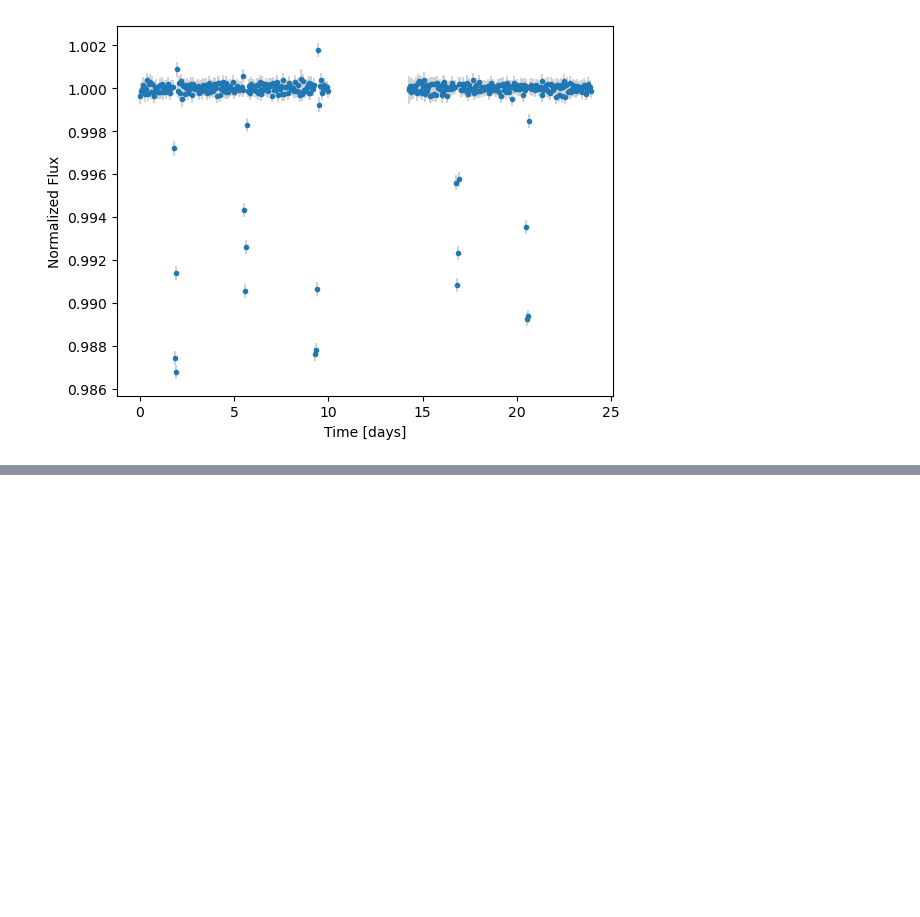
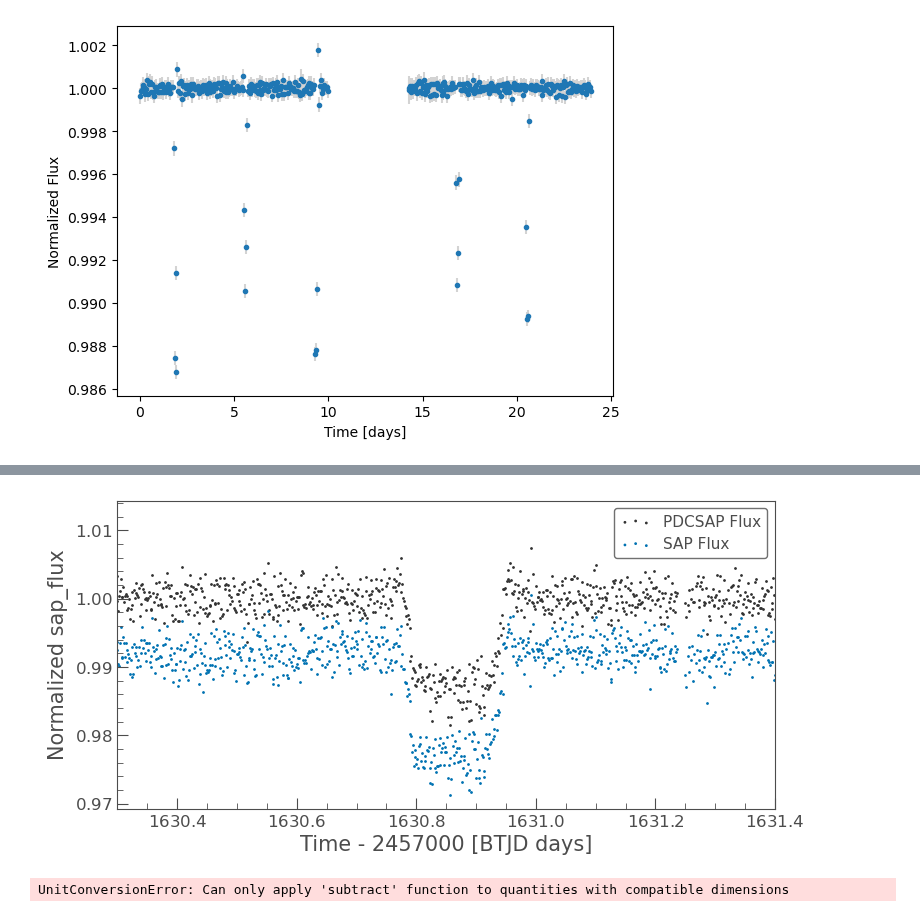
Before and after one commit to hrwakeford/MSci2022_TESS, a Jupyter notebook: WASP_17b/WASP_17b.ipynb, the cells around one changed output, grey strips where cells are left out. Saved outputs shown, nothing was run; the diff lists cells and outputs as text; code cells hidden in the pictures; blank space fills up the shorter version.

```diff
--- a/WASP_17b/WASP_17b.ipynb
+++ b/WASP_17b/WASP_17b.ipynb
@@ -87,0 +99,13 @@ plt.show()
+# %%
+
+ax = lc.scatter(label='PDCSAP Flux', normalize=True)
+lc.scatter(column='sap_flux', normalize=True, label='SAP Flux', ax=ax)
+plt.xlim(1630.3, 1631.4)
+plt.show()
+# %% [output]
+[figure, added]
+# %%
+residuals = np.subtract(lc.flux, lc.sap_flux)
+# print(residuals[0])
+# %% [output]
+UnitConversionError: Can only apply 'subtract' function to quantities with compatible dimensions
```
Also changed, not shown: parts of 5 cells of this notebook.
